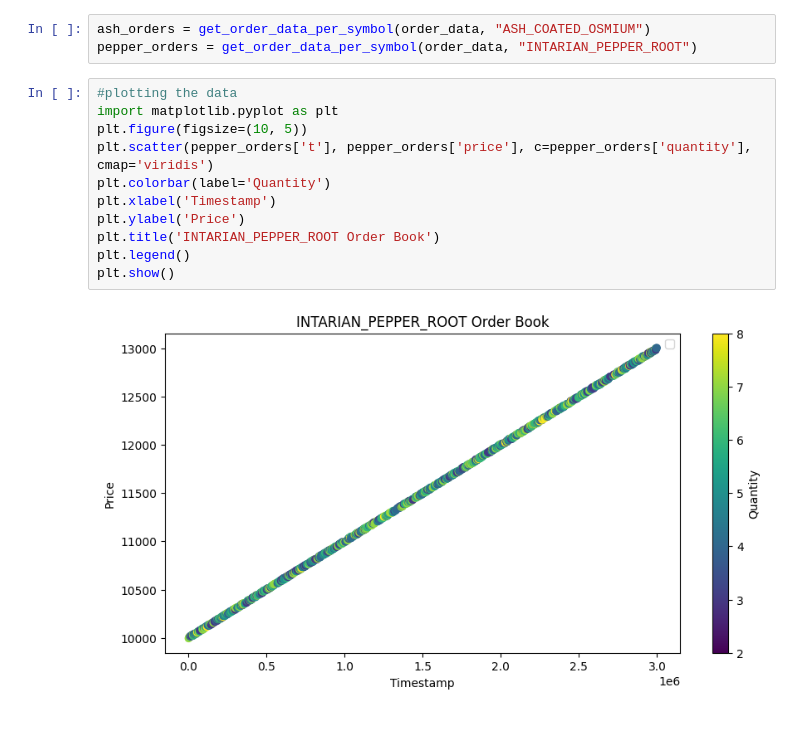
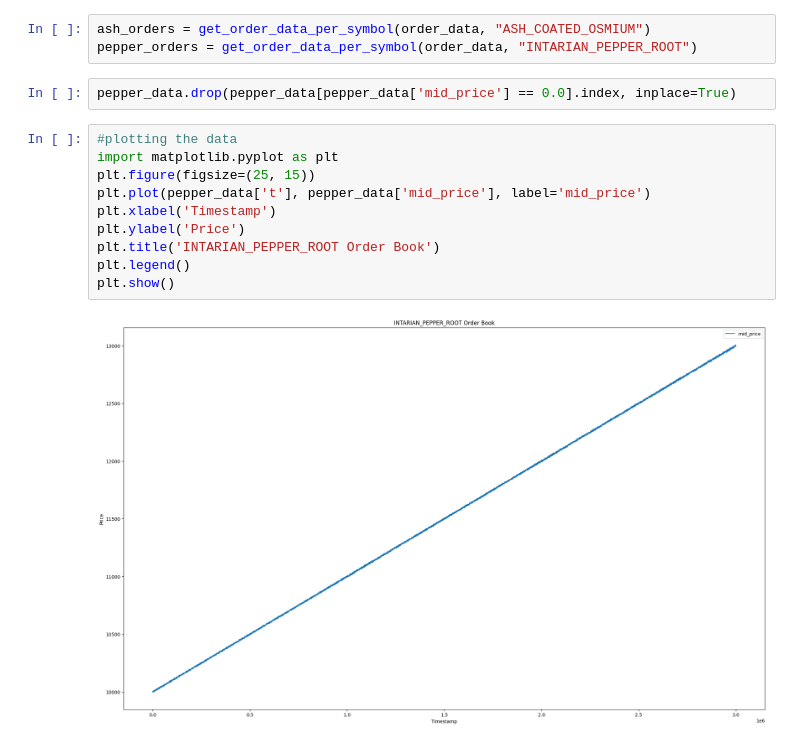
Before and after one commit to EduardCavasi/prosperity_imc, a Jupyter notebook: analysis.ipynb, the cells around one changed output. Drawn from its saved outputs; the diff is of its cells as text.

```diff
--- a/analysis.ipynb
+++ b/analysis.ipynb
@@ -87,18 +87,19 @@ pepper_data = get_product_data(price_data, "INTARIAN_PEPPER_ROOT")
 # %%
 ash_orders = get_order_data_per_symbol(order_data, "ASH_COATED_OSMIUM")
 pepper_orders = get_order_data_per_symbol(order_data, "INTARIAN_PEPPER_ROOT")
+# %%
+pepper_data.drop(pepper_data[pepper_data['mid_price'] == 0.0].index, inplace=True)
 # %%
 #plotting the data
 import matplotlib.pyplot as plt
-plt.figure(figsize=(10, 5))
-plt.scatter(pepper_orders['t'], pepper_orders['price'], c=pepper_orders['quantity'], cmap='viridis')
-plt.colorbar(label='Quantity')
+plt.figure(figsize=(25, 15))
+plt.plot(pepper_data['t'], pepper_data['mid_price'], label='mid_price')
 plt.xlabel('Timestamp')
 plt.ylabel('Price')
 plt.title('INTARIAN_PEPPER_ROOT Order Book')
 plt.legend()
 plt.show()
 # %% [output]
-[figure, old version]
+[figure, new version]
 # %%
 plt.figure(figsize = (25,15))
```
Also changed, not shown: parts of 2 cells of this notebook, 1 other file.
